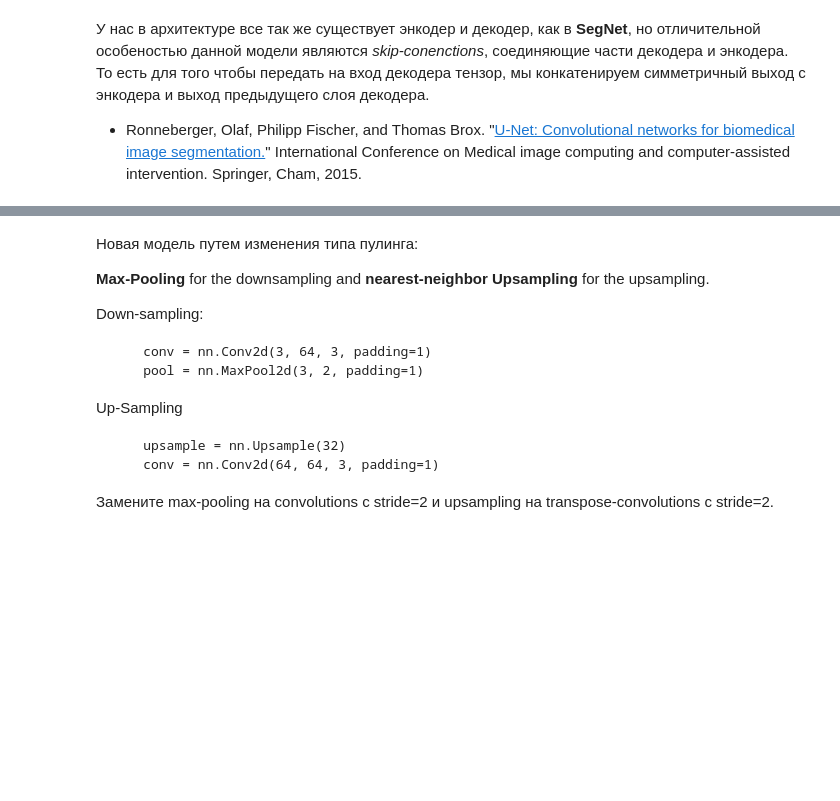
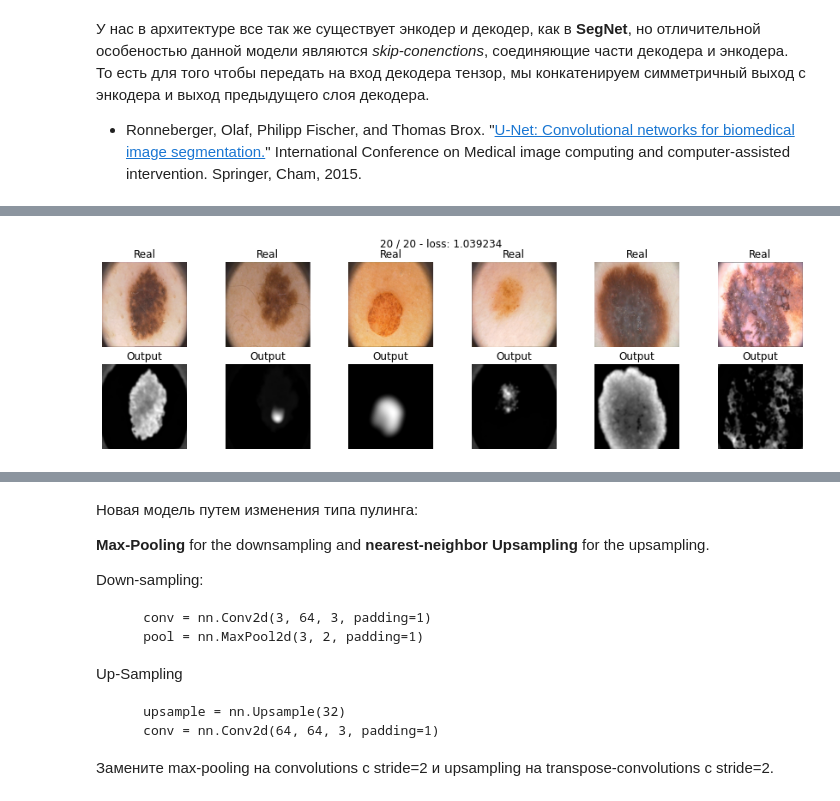
Before and after one commit to superAIyah/DL_MIPT, a Jupyter notebook: 8_Segmentation/[hw]semantic_segmentation.ipynb, the cells around one changed output, grey strips where cells are left out. Cells and saved outputs as stored; diff of their text form; code cells hidden in the pictures; blank space fills up the shorter version.

```diff
--- a/8_Segmentation/[hw]semantic_segmentation.ipynb
+++ b/8_Segmentation/[hw]semantic_segmentation.ipynb
@@ -691,0 +853,8 @@ unet_model = UNet().to(device)
+# %%
+def bce_loss(y_real, y_pred, mask):
+    loss = y_pred - y_real * y_pred + torch.log2(1 + torch.exp(-y_pred))
+    loss *= mask
+    return torch.mean(loss)
+# %%
+data_tr = DataLoader(list(zip(np.rollaxis(X[tr], 3, 1), Y[tr, np.newaxis], border(Y[tr, np.newaxis]))),
+                     batch_size=batch_size, shuffle=True, pin_memory=True)
@@ -692,4 +909,8 @@ unet_model = UNet().to(device)
 # %%
+torch.cuda.empty_cache()
+unet_model = UNet().to(device)
 train(unet_model, optim.Adam(unet_model.parameters()), bce_loss, 20, data_tr, data_val)
+# %% [output]
+[figure, added]
 # %%
 score_model(unet_model, iou_pytorch, data_val)
```
Also changed, not shown: parts of 25 cells of this notebook.
